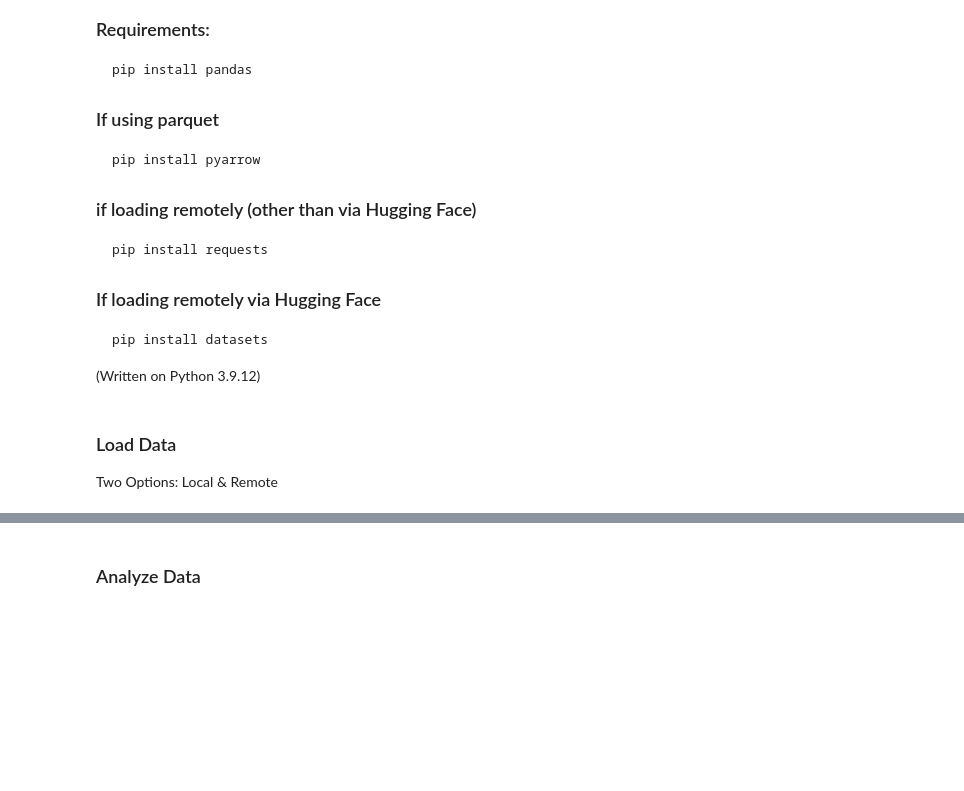
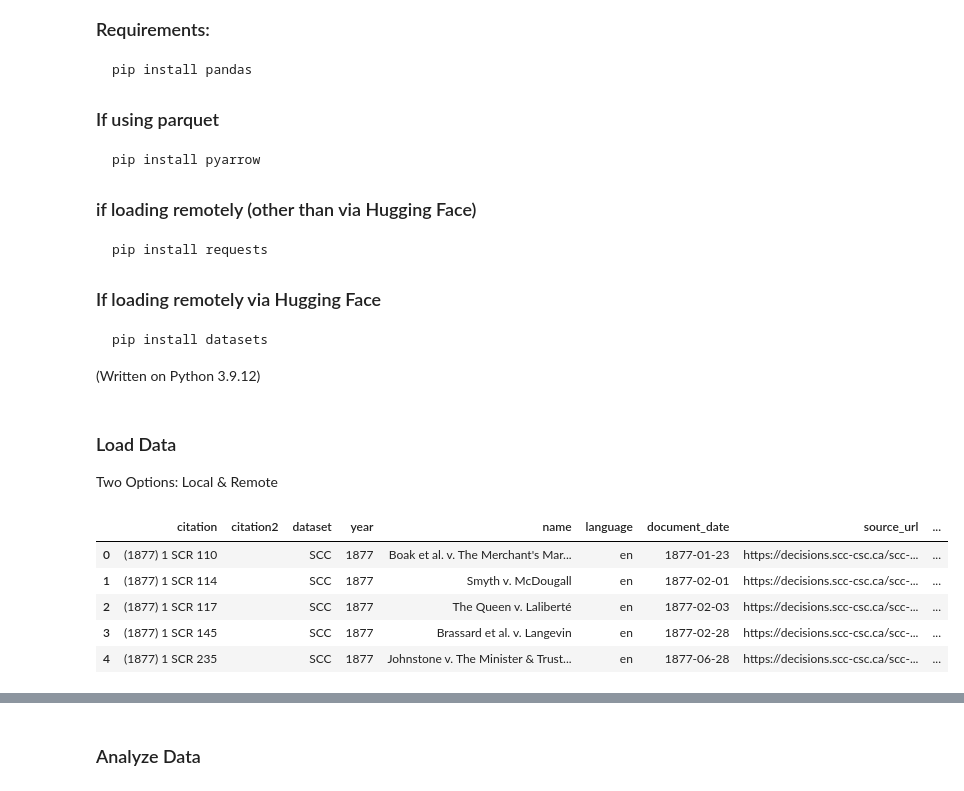
Before and after one commit to Refugee-Law-Lab/scc_bulk_data, a Jupyter notebook: load_and_analyze_scc_cases.ipynb, the cells around one changed output, grey strips where cells are left out. Saved outputs shown, nothing was run; the diff lists cells and outputs as text; code cells hidden in the pictures; blank space fills up the shorter version.

```diff
--- a/load_and_analyze_scc_cases.ipynb
+++ b/load_and_analyze_scc_cases.ipynb
@@ -46,14 +46,21 @@ Two Options: Local & Remote
 # %%
 # OPTION 1: Load Hugging Face dataset
 
 from datasets import load_dataset
 import pandas as pd
 
-dataset = load_dataset("refugee-law-lab/canadian-legal-data", split="train", data_dir="SCC")
+dataset = load_dataset("refugee-law-lab/canadian-legal-data", "SCC", split="train")
 
 # convert to dataframe
 df = pd.DataFrame(dataset)
-df
+df.head()
+# %% [output]
+|  | citation | citation2 | dataset | year | name | language | document_date | source_url | ... |
+| 0 | (1877) 1 SCR 110 |  | SCC | 1877 | Boak et al. v. The Merchant's Mar... | en | 1877-01-23 | https://decisions.scc-csc.ca/scc-... | ... |
+| 1 | (1877) 1 SCR 114 |  | SCC | 1877 | Smyth v. McDougall | en | 1877-02-01 | https://decisions.scc-csc.ca/scc-... | ... |
+| 2 | (1877) 1 SCR 117 |  | SCC | 1877 | The Queen v. Laliberté | en | 1877-02-03 | https://decisions.scc-csc.ca/scc-... | ... |
+| 3 | (1877) 1 SCR 145 |  | SCC | 1877 | Brassard et al. v. Langevin | en | 1877-02-28 | https://decisions.scc-csc.ca/scc-... | ... |
+| 4 | (1877) 1 SCR 235 |  | SCC | 1877 | Johnstone v. The Minister & Trust... | en | 1877-06-28 | https://decisions.scc-csc.ca/scc-... | ... |
 # %%
 # OPTION 2: Load parquet data remotely from Huggingface without cloning repo
 import pandas as pd
```
Also changed, not shown: parts of 3 cells of this notebook.
